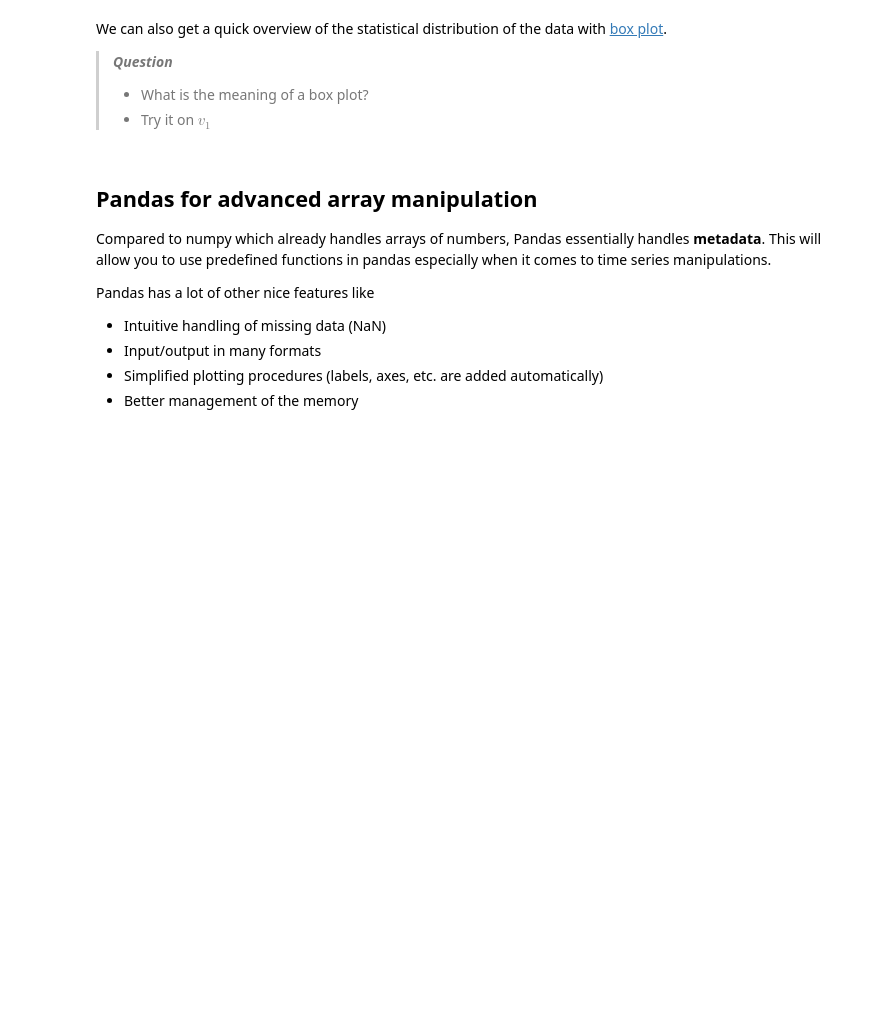
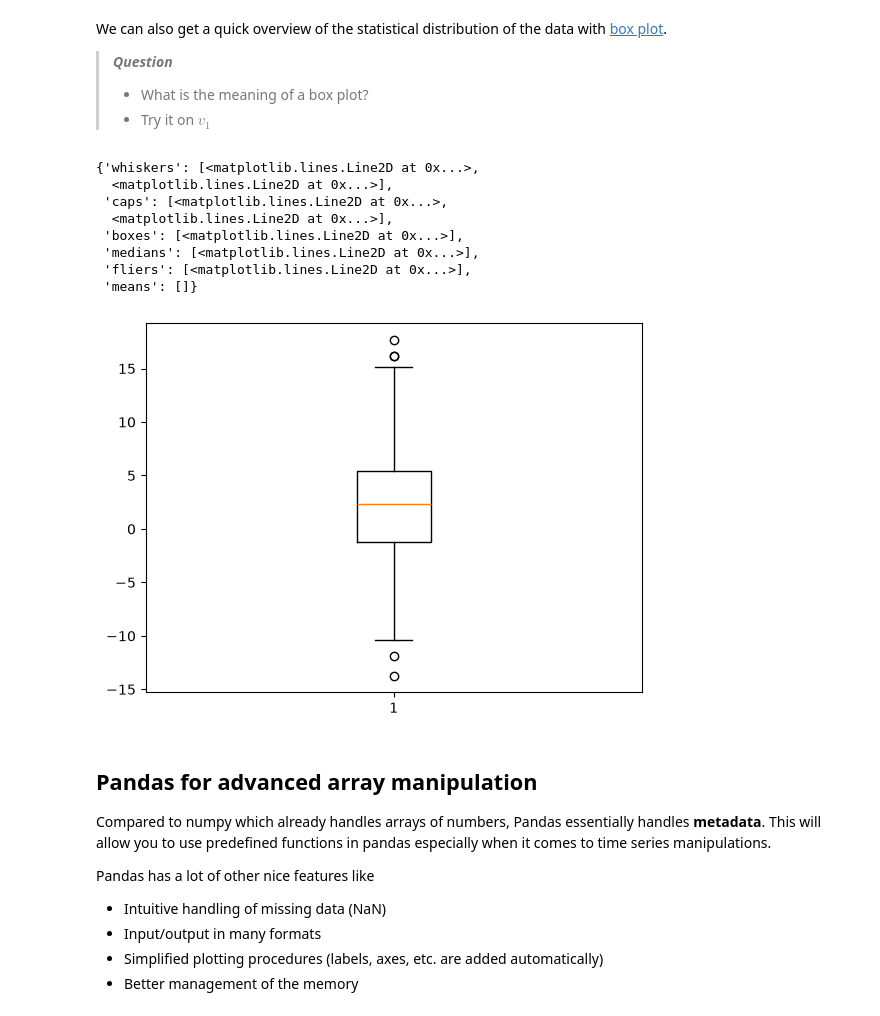
Before and after one commit to holguin2900/MEC-5107-EP-MachineLearning, a Jupyter notebook: 0-moodle/1_tutoriales/01_tutorial_introduction.ipynb, the cells around one changed output. Saved outputs shown, nothing was run; the diff lists cells and outputs as text; code cells hidden in the pictures; blank space fills up the shorter version.

```diff
--- a/0-moodle/1_tutoriales/01_tutorial_introduction.ipynb
+++ b/0-moodle/1_tutoriales/01_tutorial_introduction.ipynb
@@ -191,6 +221,17 @@ We can also get a quick overview of the statistical distribution of the data wit
 > - Try it on $v_1$
 # %%
 # your code here
+plt.boxplot(v1)
+# %% [output]
+{'whiskers': [<matplotlib.lines.Line2D at 0x...>,
+  <matplotlib.lines.Line2D at 0x...>],
+ 'caps': [<matplotlib.lines.Line2D at 0x...>,
+  <matplotlib.lines.Line2D at 0x...>],
+ 'boxes': [<matplotlib.lines.Line2D at 0x...>],
+ 'medians': [<matplotlib.lines.Line2D at 0x...>],
+ 'fliers': [<matplotlib.lines.Line2D at 0x...>],
+ 'means': []}
+[figure, added]
 # %% [markdown]
 ## Pandas for advanced array manipulation
 
```
Also changed, not shown: parts of 23 cells of this notebook.
